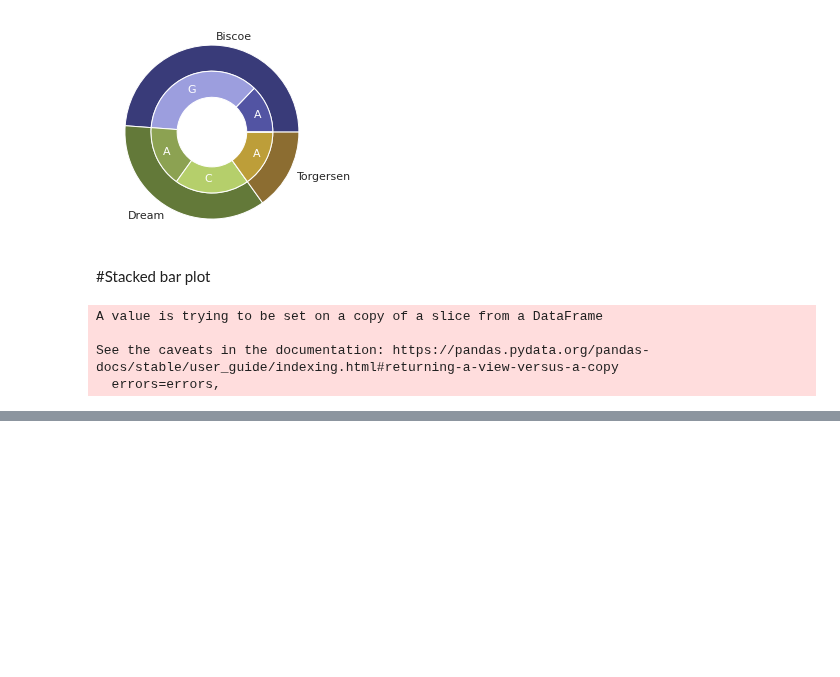
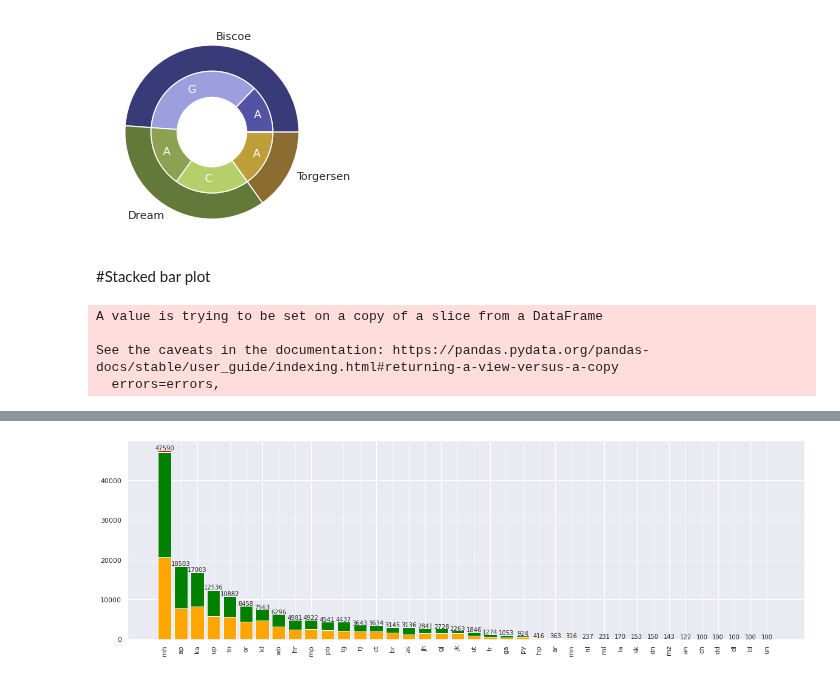
Before and after one commit to ajayks1974/learn_tools_tech, a Jupyter notebook: fds/fds_wk12_visualization.ipynb, the cells around one changed output, grey strips where cells are left out. Saved outputs shown, nothing was run; the diff lists cells and outputs as text; code cells hidden in the pictures; blank space fills up the shorter version.

```diff
--- a/fds/fds_wk12_visualization.ipynb
+++ b/fds/fds_wk12_visualization.ipynb
@@ -301,0 +370,14 @@ for i, val in enumerate(df_.index):
+# %%
+df_=df_.sort_values('Total', ascending=False)
+fig = plt.gcf();
+fig.set_size_inches(20,6)
+plt.bar(df_.index, df_.Confirmed, color='Orange')
+plt.bar(df_.index, df_.Recovered, bottom = df_.Confirmed, color='Green')
+plt.bar(df_.index, df_.Deceased, bottom = df_.Confirmed + df_.Recovered, color='Red')
+plt.xticks(rotation=90);
+for i, val in enumerate(df_.index):
+    y = df_.loc[val, 'Total']+100
+    x = i
+    plt.text(x,y,str(y), ha = 'center')
+# %% [output]
+[figure, added]
```
Also changed, not shown: parts of 28 cells of this notebook.
